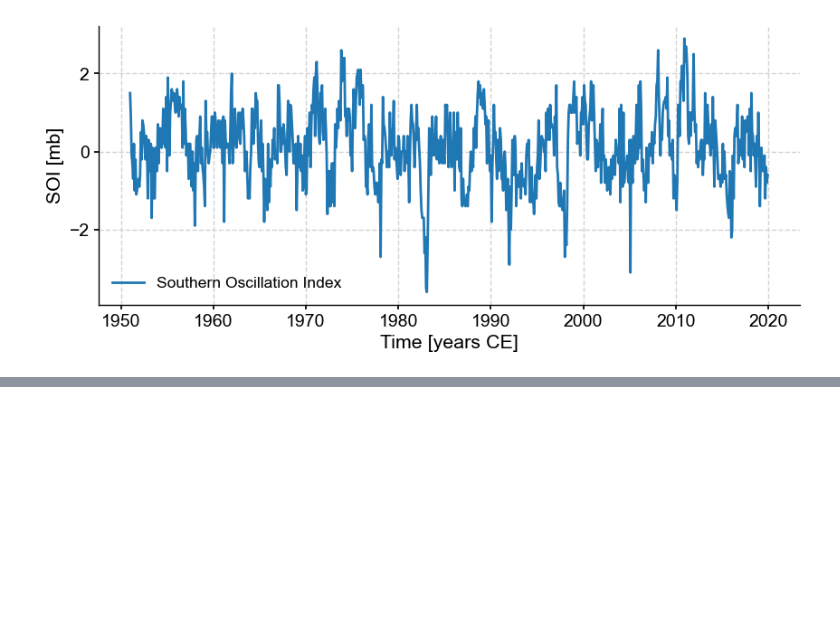
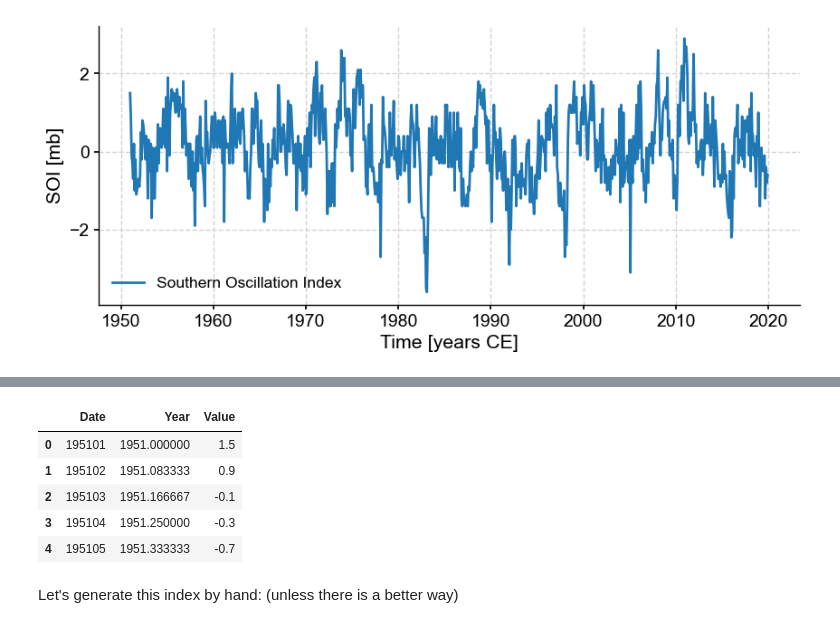
Before and after one commit to LinkedEarth/Pyleoclim_util, a Jupyter notebook: example_notebooks/Paleopandas Playground.ipynb, the cells around one changed output, grey strips where cells are left out. Drawn from its saved outputs; the diff is of its cells as text; code cells hidden in the pictures; blank space fills up the shorter version.

```diff
--- a/example_notebooks/Paleopandas Playground.ipynb
+++ b/example_notebooks/Paleopandas Playground.ipynb
@@ -30,0 +78,11 @@ ts.plot()
+# %%
+data.head()
+# %% [output]
+|  | Date | Year | Value |
+| 0 | 195101 | 1951.000000 | 1.5 |
+| 1 | 195102 | 1951.083333 | 0.9 |
+| 2 | 195103 | 1951.166667 | -0.1 |
+| 3 | 195104 | 1951.250000 | -0.3 |
+| 4 | 195105 | 1951.333333 | -0.7 |
+# %% [markdown]
+Let's generate this index by hand:   (unless there is a better way)
```
Also changed, not shown: parts of 21 cells of this notebook, 3 other files.
